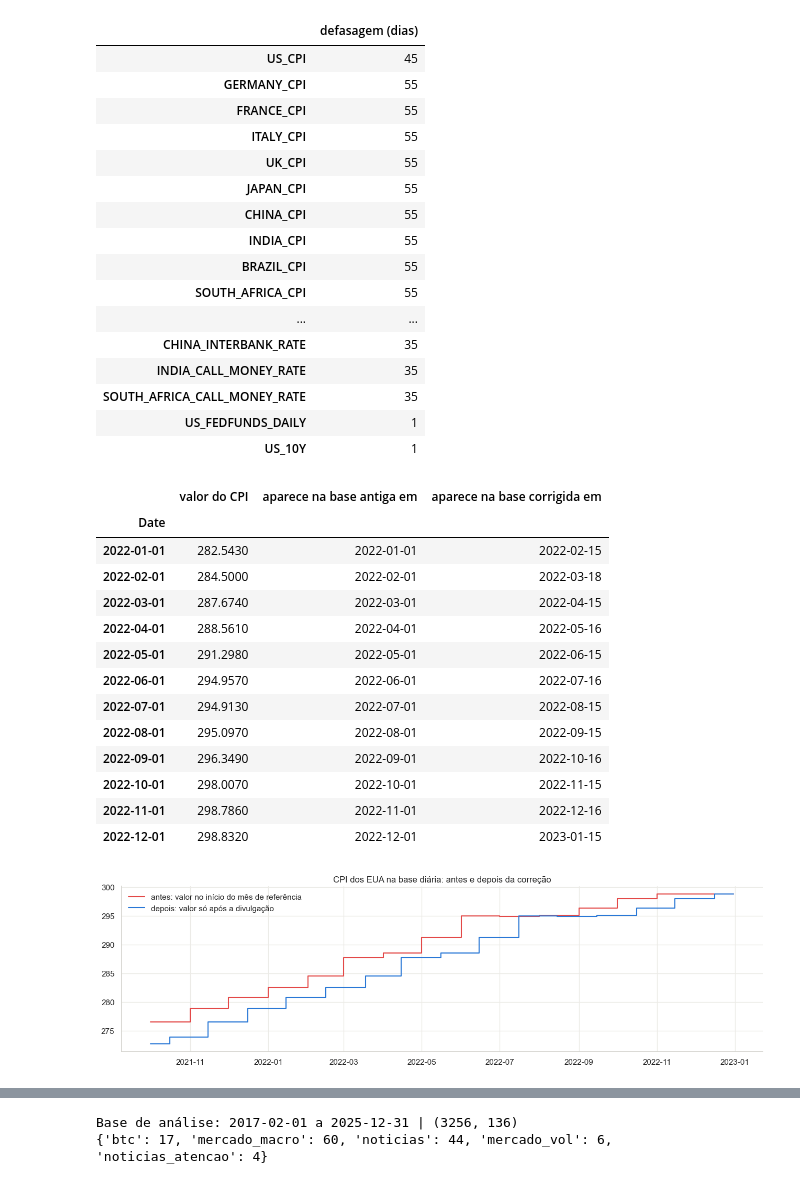
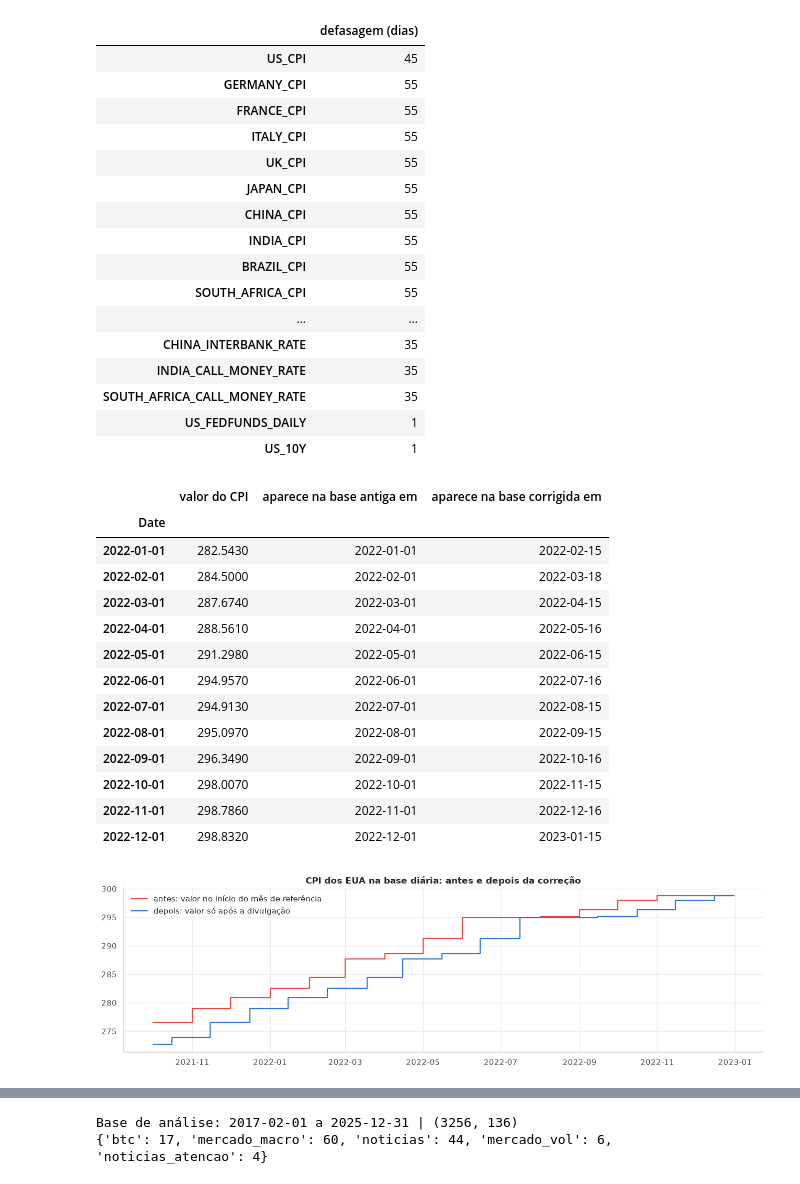
Before and after one commit to Fugant1/MADES, a Jupyter notebook: MADES/sources/notebooks/integrated_eda.ipynb, the cells around one changed output, grey strips where cells are left out. Drawn from its saved outputs; the diff is of its cells as text; code cells hidden in the pictures.

```diff
--- a/MADES/sources/notebooks/integrated_eda.ipynb
+++ b/MADES/sources/notebooks/integrated_eda.ipynb
@@ -17,8 +31,12 @@ warnings.filterwarnings("ignore")
 import numpy as np
 import pandas as pd
 import matplotlib.pyplot as plt
+import matplotlib.dates as mdates
 import seaborn as sns
 from scipy import stats
+from statsmodels.stats.diagnostic import acorr_ljungbox, het_arch
+from statsmodels.stats.multitest import multipletests
+from statsmodels.graphics.tsaplots import plot_acf
 
 pd.set_option("display.float_format", lambda x: f"{x:,.4f}")
 pd.set_option("display.max_columns", 60)
@@ -33,6 +51,8 @@ GRAY = "#8a8985"
 CMAP_DIV = sns.diverging_palette(250, 15, s=75, l=50, center="light", as_cmap=True)
 sns.set_theme(style="whitegrid", rc={
     "axes.prop_cycle": plt.cycler(color=C), "axes.edgecolor": "#d6d5d0", "grid.color": "#ecebe7",
+    "axes.titleweight": "bold", "axes.titlesize": 12, "axes.labelcolor": "#52514e",
+    "xtick.color": "#52514e", "ytick.color": "#52514e", "lines.linewidth": 1.6,
     "axes.spines.top": False, "axes.spines.right": False, "figure.dpi": 100})
 
 def veredito(p, h0):
@@ -52,7 +74,7 @@ from data_processing.struc_data_processing import DataProcessing
 from data_collection.config import PUBLICATION_LAGS
 
 dp = DataProcessing()
-raw = dp.load_from_huggingface(apply_lag=False, save=False)   # versão publicada em 17/09
+raw = dp.load_from_hf_struc(apply_lag=False, save=False)   # versão publicada em 17/09
 pit = DataProcessing.apply_publication_lag(raw)                # versão corrigida (point-in-time)
 
 display(pd.Series(PUBLICATION_LAGS, name="defasagem (dias)").to_frame())
@@ -79,34 +101,34 @@ plt.show()
 | US_CPI | 45 |
 | GERMANY_CPI | 55 |
 | FRANCE_CPI | 55 |
 | ITALY_CPI | 55 |
 | UK_CPI | 55 |
 | JAPAN_CPI | 55 |
 | CHINA_CPI | 55 |
 | INDIA_CPI | 55 |
 | BRAZIL_CPI | 55 |
 | SOUTH_AFRICA_CPI | 55 |
 | ... | ... |
 | CHINA_INTERBANK_RATE | 35 |
 | INDIA_CALL_MONEY_RATE | 35 |
 | SOUTH_AFRICA_CALL_MONEY_RATE | 35 |
 | US_FEDFUNDS_DAILY | 1 |
 | US_10Y | 1 |
 |  | valor do CPI | aparece na base antiga em | aparece na base corrigida em |
 | Date |  |  |  |
 | 2022-01-01 | 282.5430 | 2022-01-01 | 2022-02-15 |
 | 2022-02-01 | 284.5000 | 2022-02-01 | 2022-03-18 |
 | 2022-03-01 | 287.6740 | 2022-03-01 | 2022-04-15 |
 | 2022-04-01 | 288.5610 | 2022-04-01 | 2022-05-16 |
 | 2022-05-01 | 291.2980 | 2022-05-01 | 2022-06-15 |
 | 2022-06-01 | 294.9570 | 2022-06-01 | 2022-07-16 |
 | 2022-07-01 | 294.9130 | 2022-07-01 | 2022-08-15 |
 | 2022-08-01 | 295.0970 | 2022-08-01 | 2022-09-15 |
 | 2022-09-01 | 296.3490 | 2022-09-01 | 2022-10-16 |
 | 2022-10-01 | 298.0070 | 2022-10-01 | 2022-11-15 |
 | 2022-11-01 | 298.7860 | 2022-11-01 | 2022-12-16 |
 | 2022-12-01 | 298.8320 | 2022-12-01 | 2023-01-15 |
-[figure, old version]
+[figure, new version]
 # %% [markdown]
 **Leitura:** na base antiga, o CPI de cada mês aparecia no dia 1º desse mês; na corrigida, só depois da divulgação. A
 EDA da Entrega 1 não é afetada (ela agregava por mês, olhando relações contemporâneas), mas os modelos de previsão
```
Also changed, not shown: parts of 79 cells of this notebook, 4 other files.
